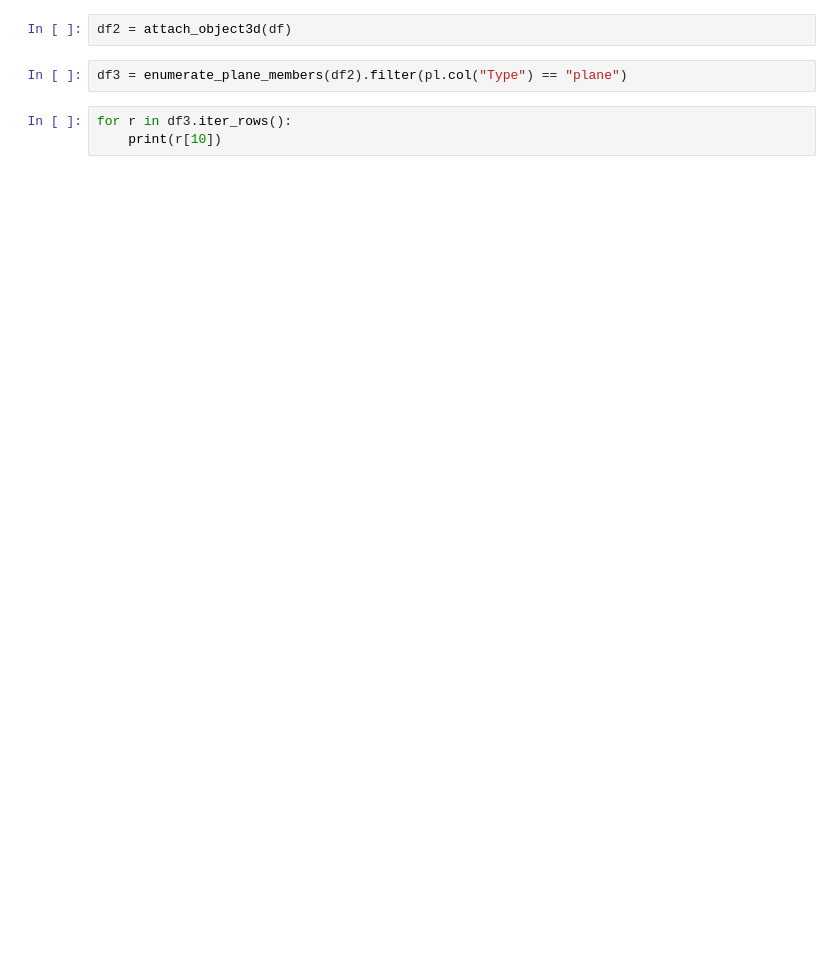
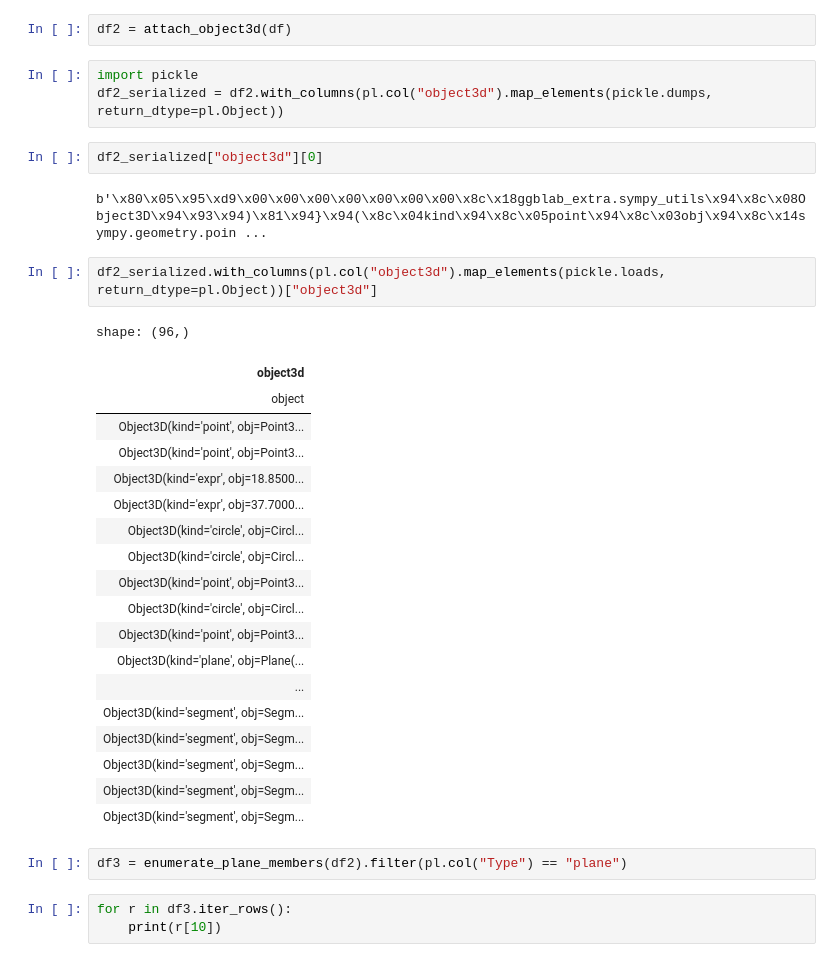
Before and after one commit to moyhig-ecs/ggblab, a Jupyter notebook: examples/eg12_3d.ipynb, the cells around one changed output. Drawn from its saved outputs; the diff is of its cells as text; blank space fills up the shorter version.

```diff
--- a/examples/eg12_3d.ipynb
+++ b/examples/eg12_3d.ipynb
@@ -334,5 +334,34 @@ Object3D(kind='plane', obj=Plane(Point3D(0, 0, -151/100), (0, 0, 1)), value='q_1
 # %%
 df2 = attach_object3d(df)
+# %%
+import pickle
+df2_serialized = df2.with_columns(pl.col("object3d").map_elements(pickle.dumps, return_dtype=pl.Object))
+# %%
+df2_serialized["object3d"][0]
+# %% [output]
+b'\x80\x05\x95\xd9\x00\x00\x00\x00\x00\x00\x00\x8c\x18ggblab_extra.sympy_utils\x94\x8c\x08Object3D\x94\x93\x94)\x81\x94}\x94(\x8c\x04kind\x94\x8c\x05point\x94\x8c\x03obj\x94\x8c\x14sympy.geometry.poin ...
+# %%
+df2_serialized.with_columns(pl.col("object3d").map_elements(pickle.loads, return_dtype=pl.Object))["object3d"]
+# %% [output]
+shape: (96,)
+| object3d |
+| object |
+| Object3D(kind='point', obj=Point3... |
+| Object3D(kind='point', obj=Point3... |
+| Object3D(kind='expr', obj=18.8500... |
+| Object3D(kind='expr', obj=37.7000... |
+| Object3D(kind='circle', obj=Circl... |
+| Object3D(kind='circle', obj=Circl... |
+| Object3D(kind='point', obj=Point3... |
+| Object3D(kind='circle', obj=Circl... |
+| Object3D(kind='point', obj=Point3... |
+| Object3D(kind='plane', obj=Plane(... |
+| ... |
+| Object3D(kind='segment', obj=Segm... |
+| Object3D(kind='segment', obj=Segm... |
+| Object3D(kind='segment', obj=Segm... |
+| Object3D(kind='segment', obj=Segm... |
+| Object3D(kind='segment', obj=Segm... |
 # %%
 df3 = enumerate_plane_members(df2).filter(pl.col("Type") == "plane")
 # %%
```
Also changed, not shown: parts of 6 cells of this notebook, 1 other file.
